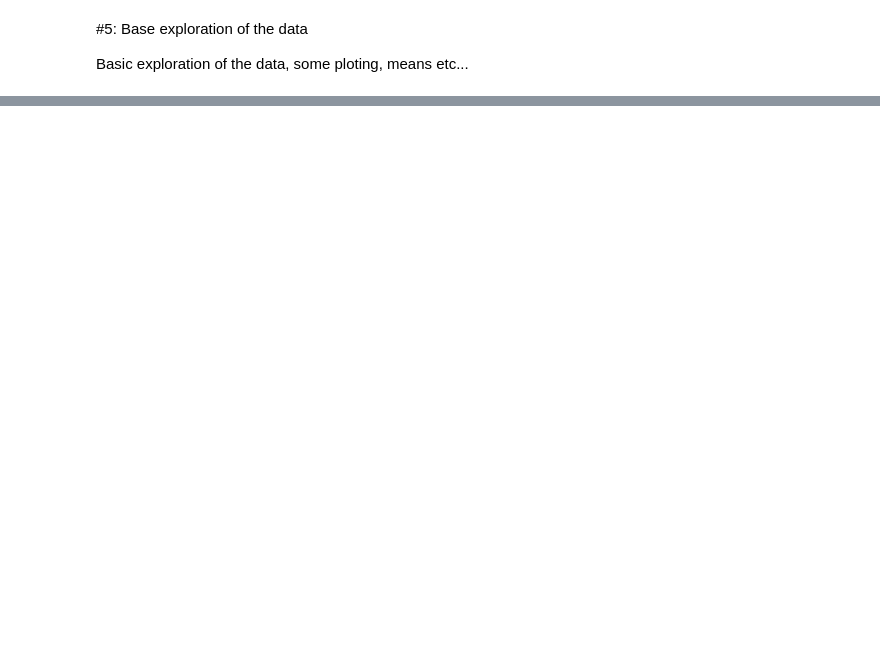
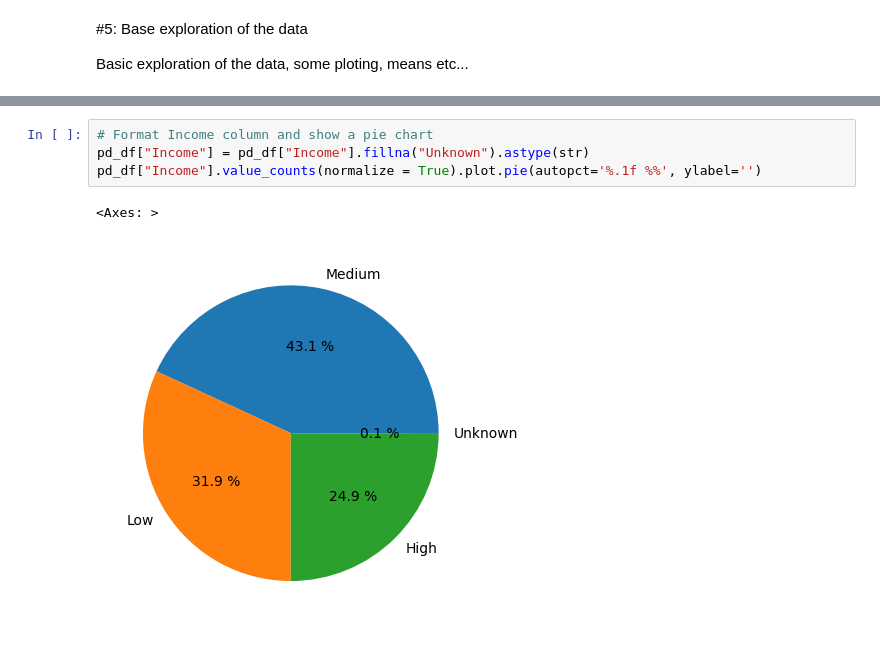
Before and after one commit to zfe-dev/PySpark-GoogleColab-Introduction, a Jupyter notebook: PySpark_Introduction.ipynb, the cells around one changed output, grey strips where cells are left out. Cells and saved outputs as stored; diff of their text form; blank space fills up the shorter version.

```diff
--- a/PySpark_Introduction.ipynb
+++ b/PySpark_Introduction.ipynb
@@ -65,0 +113,7 @@ Basic exploration of the data, some ploting, means etc...
+# %%
+# Format Income column and show a pie chart
+pd_df["Income"] = pd_df["Income"].fillna("Unknown").astype(str)
+pd_df["Income"].value_counts(normalize = True).plot.pie(autopct='%.1f %%', ylabel='')
+# %% [output]
+<Axes: >
+[figure, added]
```
Also changed, not shown: parts of 16 cells of this notebook.
